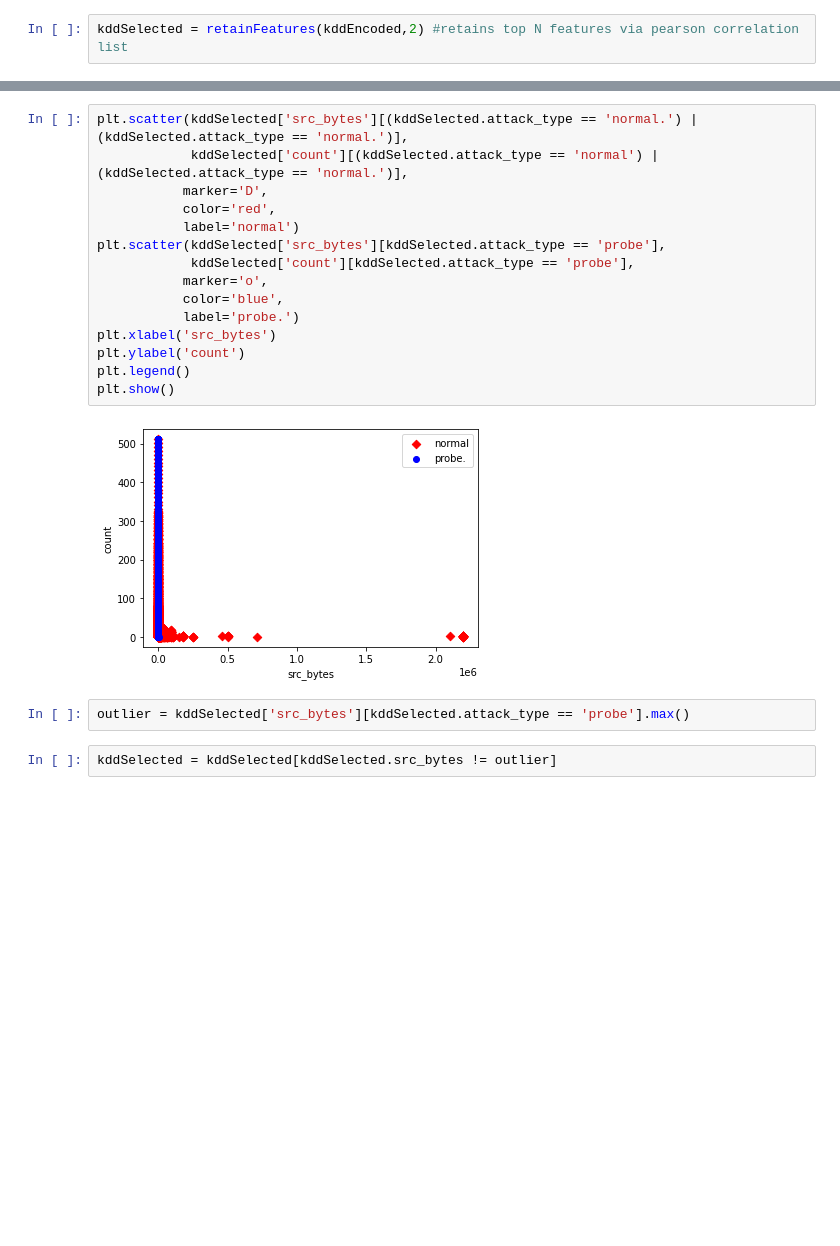
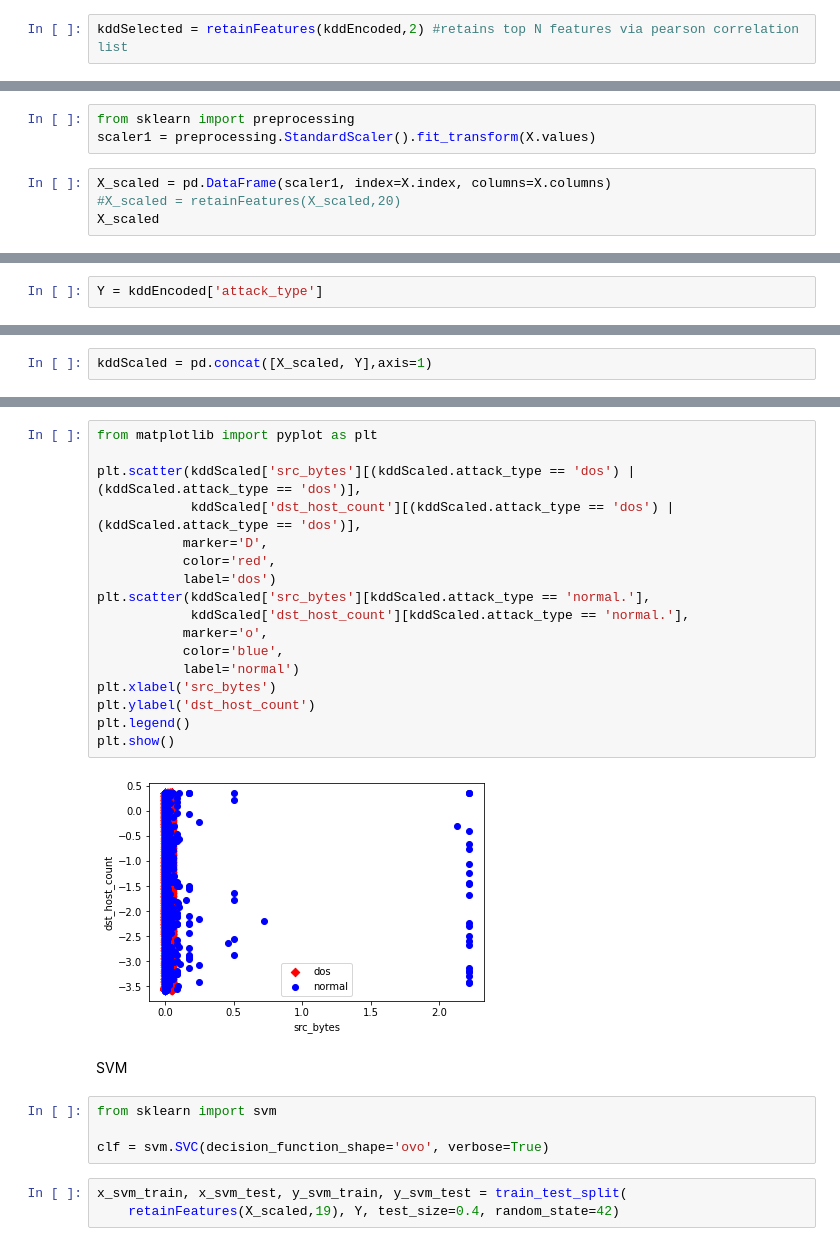
Before and after one commit to gabrielleviray/CMPE_209_Group_1_Project, a Jupyter notebook: main.ipynb, the cells around one changed output, grey strips where cells are left out. Saved outputs shown, nothing was run; the diff lists cells and outputs as text; blank space fills up the shorter version.

```diff
--- a/main.ipynb
+++ b/main.ipynb
@@ -51,0 +51,7 @@ array(['normal.', 'U2R', 'dos', 'R2L', 'probe'], dtype=object)
+# %%
+from sklearn import preprocessing
+scaler1 = preprocessing.StandardScaler().fit_transform(X.values)
+# %%
+X_scaled = pd.DataFrame(scaler1, index=X.index, columns=X.columns)
+#X_scaled = retainFeatures(X_scaled,20)
+X_scaled
@@ -51,0 +72,2 @@ array(['normal.', 'U2R', 'dos', 'R2L', 'probe'], dtype=object)
+# %%
+Y = kddEncoded['attack_type']
@@ -67,0 +176,2 @@ kddSelectedSamp = kddSelected.sample(frac=1, random_state=42)
+# %%
+kddScaled = pd.concat([X_scaled, Y],axis=1)
@@ -68,21 +194,28 @@ kddSelectedSamp = kddSelected.sample(frac=1, random_state=42)
 # %%
-plt.scatter(kddSelected['src_bytes'][(kddSelected.attack_type == 'normal.') | (kddSelected.attack_type == 'normal.')],
-            kddSelected['count'][(kddSelected.attack_type == 'normal') | (kddSelected.attack_type == 'normal.')],
+from matplotlib import pyplot as plt
+
+plt.scatter(kddScaled['src_bytes'][(kddScaled.attack_type == 'dos') | (kddScaled.attack_type == 'dos')],
+            kddScaled['dst_host_count'][(kddScaled.attack_type == 'dos') | (kddScaled.attack_type == 'dos')],
            marker='D',
            color='red',
-           label='normal')
-plt.scatter(kddSelected['src_bytes'][kddSelected.attack_type == 'probe'],
-            kddSelected['count'][kddSelected.attack_type == 'probe'],
+           label='dos')
+plt.scatter(kddScaled['src_bytes'][kddScaled.attack_type == 'normal.'],
+            kddScaled['dst_host_count'][kddScaled.attack_type == 'normal.'],
            marker='o',
            color='blue',
-           label='probe.')
+           label='normal')
 plt.xlabel('src_bytes')
-plt.ylabel('count')
+plt.ylabel('dst_host_count')
 plt.legend()
 plt.show()
 # %% [output]
-[figure, old version]
+[figure, new version]
-# %%
-outlier = kddSelected['src_bytes'][kddSelected.attack_type == 'probe'].max()
-# %%
-kddSelected = kddSelected[kddSelected.src_bytes != outlier]
+# %% [markdown]
+SVM
+# %%
+from sklearn import svm
+
+clf = svm.SVC(decision_function_shape='ovo', verbose=True)
+# %%
+x_svm_train, x_svm_test, y_svm_train, y_svm_test = train_test_split(
+    retainFeatures(X_scaled,19), Y, test_size=0.4, random_state=42)
```
Also changed, not shown: parts of 30 cells of this notebook, 2 other files.
